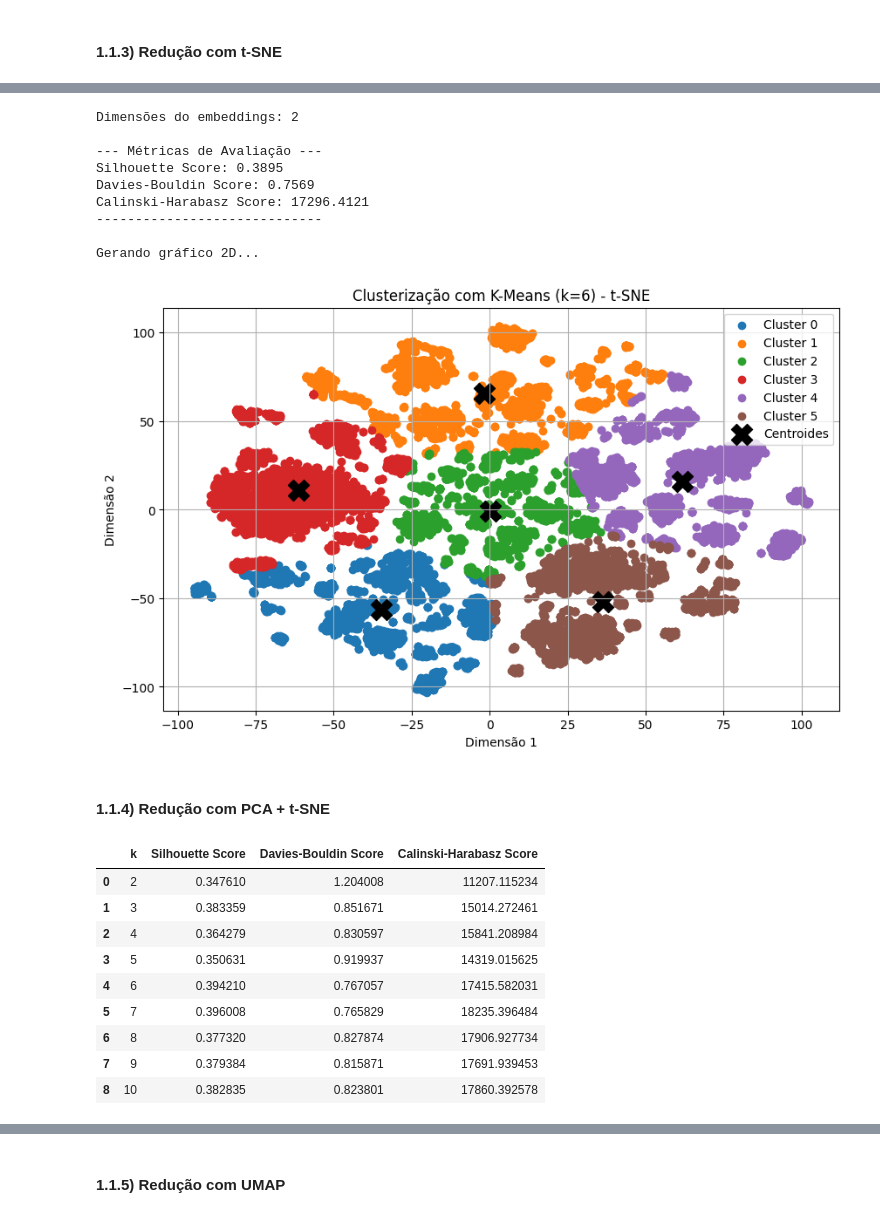
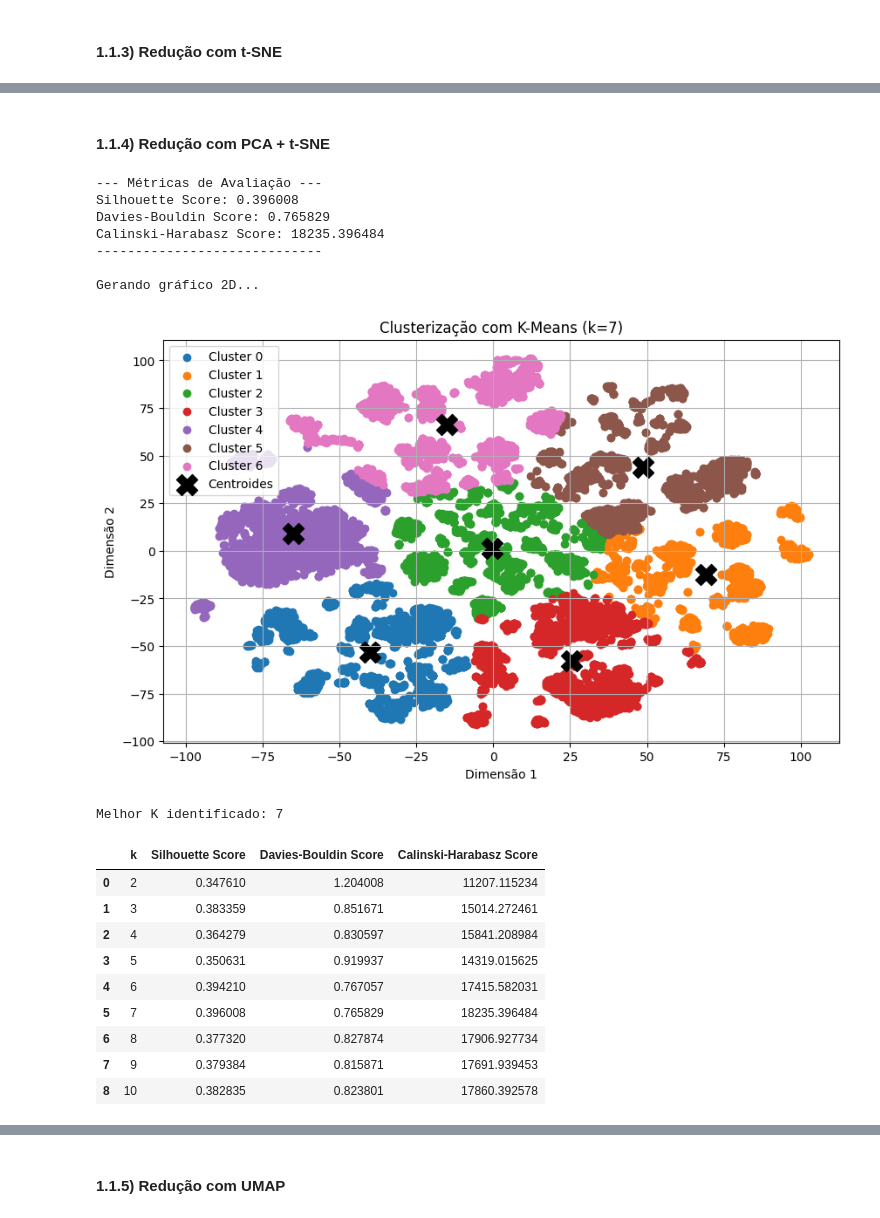
Before and after one commit to aqcorreia/PPCA-MD-Trabalho, a Jupyter notebook: 06_1_Clustering_KMeans.ipynb, the cells around one changed output, grey strips where cells are left out. Cells and saved outputs as stored; diff of their text form; code cells hidden in the pictures.

```diff
--- a/06_1_Clustering_KMeans.ipynb
+++ b/06_1_Clustering_KMeans.ipynb
@@ -291,27 +325,23 @@ resultado_kmeans.head(100)
 | 6 | 8 | 0.374901 | 0.819068 | 17625.205078 |
 | 7 | 9 | 0.373881 | 0.832835 | 17317.373047 |
 | 8 | 10 | 0.377328 | 0.816816 | 17147.931641 |
-# %%
-df_portarias_mgi = clusterizar_e_plotar(df_portarias_mgi, 'USE_Embeddings1_TSNE', n_clusters=6, sufixo_grafico="t-SNE")
-# %% [output]
-Dimensões do embeddings: 2
-
---- Métricas de Avaliação ---
-Silhouette Score: 0.3895
-Davies-Bouldin Score: 0.7569
-Calinski-Harabasz Score: 17296.4121
------------------------------
-
-Gerando gráfico 2D...
-[figure, removed]
 # %% [markdown]
 #### 1.1.4) Redução com PCA + t-SNE
 # %%
-resultado_kmeans = processar_kmeans(df_portarias_mgi, 'USE_Embeddings1_PCA_TSNE', k_min=2, k_max=10)
+resultado_kmeans = processar_kmeans_e_clusterizar(df_portarias_mgi, 'USE_Embeddings1_PCA_TSNE', k_min=2, k_max=10, sufixo_grafico="PCA + t-SNE")
 
 # Exibir os resultados
 resultado_kmeans.head(100)
 # %% [output]
+--- Métricas de Avaliação ---
+Silhouette Score: 0.396008
+Davies-Bouldin Score: 0.765829
+Calinski-Harabasz Score: 18235.396484
+-----------------------------
+
+Gerando gráfico 2D...
+[figure, added]
+Melhor K identificado: 7
 |  | k | Silhouette Score | Davies-Bouldin Score | Calinski-Harabasz Score |
 | 0 | 2 | 0.347610 | 1.204008 | 11207.115234 |
 | 1 | 3 | 0.383359 | 0.851671 | 15014.272461 |
```
Also changed, not shown: parts of 46 cells of this notebook, 2 other files.
